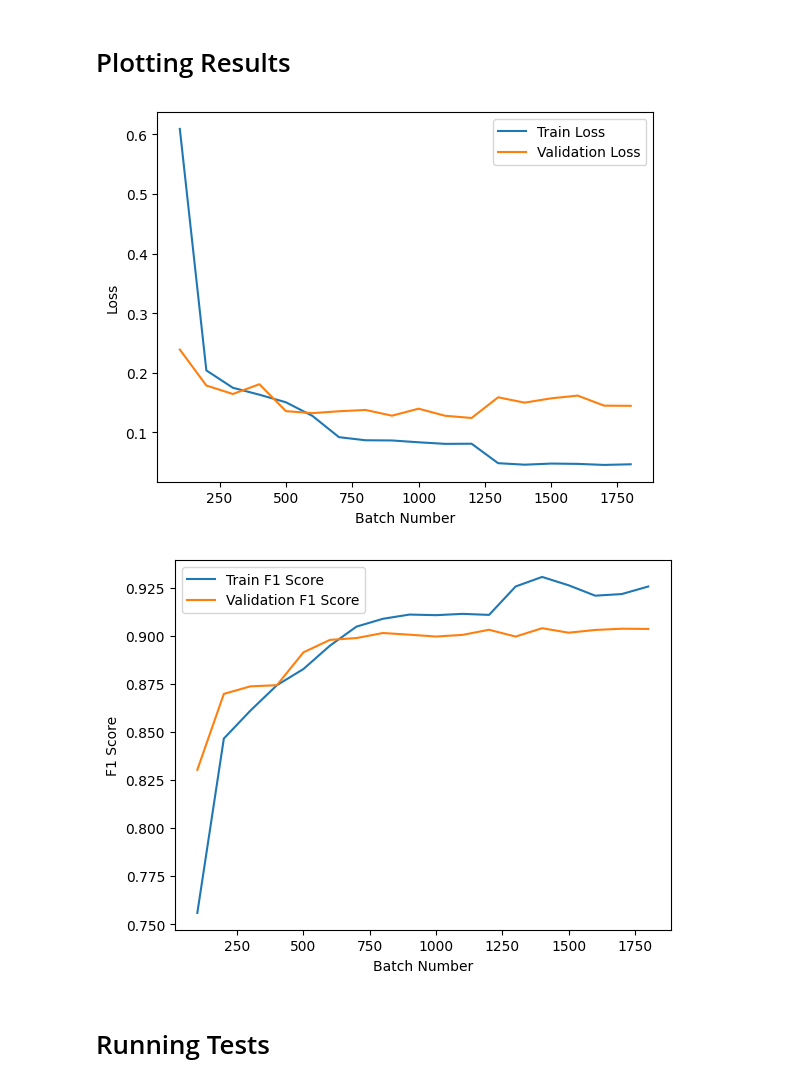
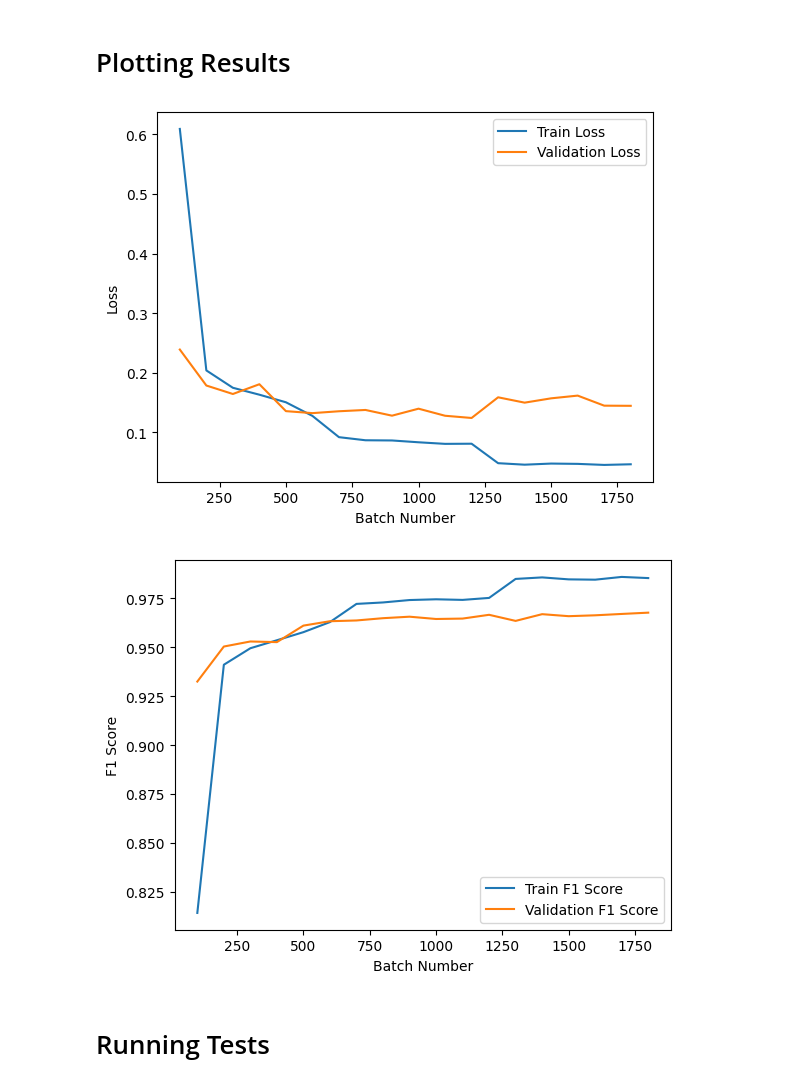
Before and after one commit to bloodpool7/RandomTransformer, a Jupyter notebook: Transformer/model_testing.ipynb, the cells around one changed output. Drawn from its saved outputs; the diff is of its cells as text; code cells hidden in the pictures.

```diff
--- a/Transformer/model_testing.ipynb
+++ b/Transformer/model_testing.ipynb
@@ -172,32 +171,32 @@ epoch: 3, batch: 161, train loss: 0.046624674573540685, train macro: 0.985384585
 # %%
 #plot the validation and training loss as well as f1 score
 import matplotlib.pyplot as plt
 
 save = False
 
 f = plt.figure(1)
 plt.plot(batch_num, train_losses, label = "Train Loss")
 plt.plot(batch_num, val_losses, label = "Validation Loss")
 plt.xlabel("Batch Number")
 plt.ylabel("Loss")
 plt.legend()
 plt.savefig("TrainedModels/ModelMetrics/240embeddings-3encoder-8heads-64tokensize-loss.png") if save else None
 f.show()
 
 g = plt.figure(2)
-plt.plot(batch_num, train_sample, label = "Train F1 Score")
-plt.plot(batch_num, val_sample, label = "Validation F1 Score")
+plt.plot(batch_num, train_macro, label = "Train F1 Score")
+plt.plot(batch_num, val_macro, label = "Validation F1 Score")
 plt.xlabel("Batch Number")
 plt.ylabel("F1 Score")
 plt.legend()
 plt.savefig("TrainedModels/ModelMetrics/240embeddings-3encoder-8heads-64tokensize-f1.png") if save else None
 g.show()
 
 #save the model
 torch.save(transformer.state_dict(), "TrainedModels240embeddings-3encoder-8heads-64tokensize.pth") if save else None
 # %% [output]
 [figure]
-[figure, old version]
+[figure, new version]
 # %% [markdown]
 # Running Tests
 # %%
```
Also changed, not shown: parts of 2 cells of this notebook, 10 other files.
